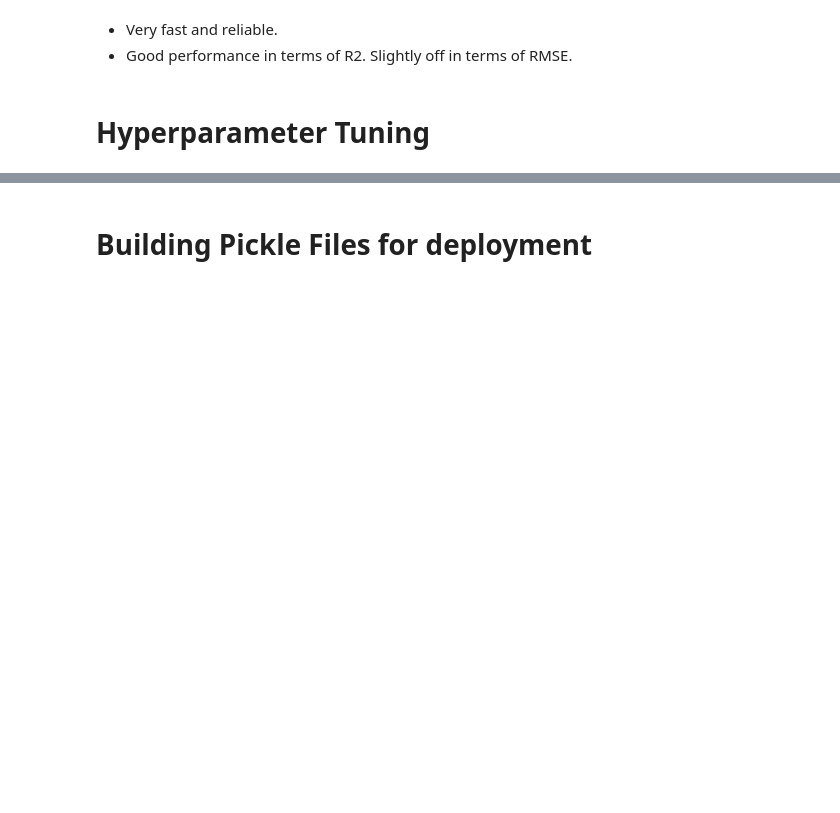
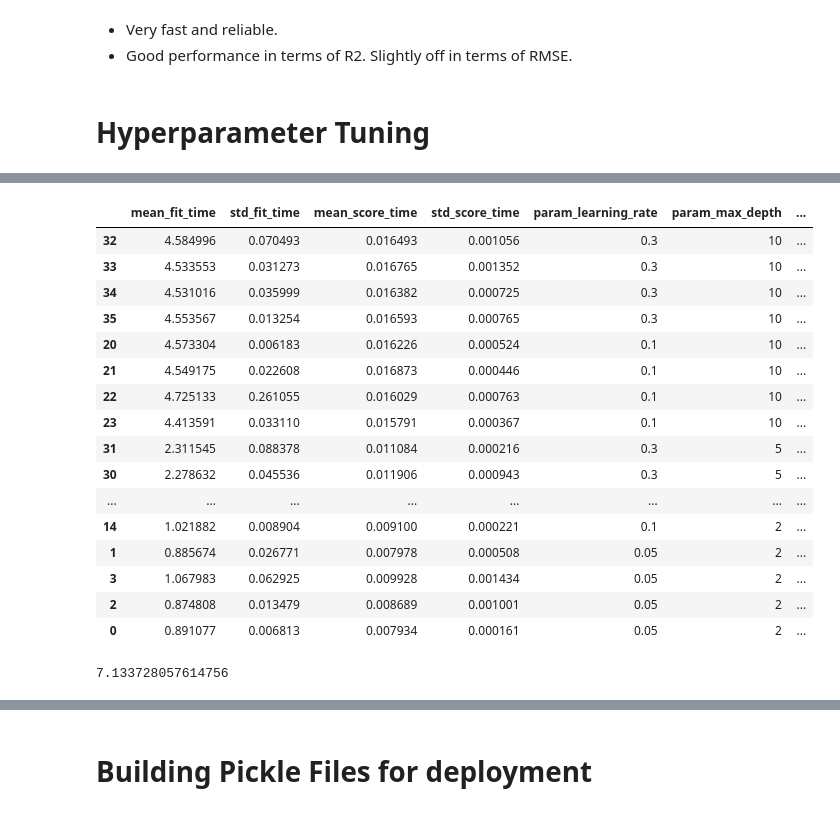
Before and after one commit to KaushalKrishna/Intl-T20-Prediction-data-upto-2023-, a Jupyter notebook: T20 - End2End.ipynb, the cells around one changed output, grey strips where cells are left out. Saved outputs shown, nothing was run; the diff lists cells and outputs as text; code cells hidden in the pictures; blank space fills up the shorter version.

```diff
--- a/T20 - End2End.ipynb
+++ b/T20 - End2End.ipynb
@@ -898,0 +941,10 @@ We will go with:
+# %%
+xgb_cv = XGBRegressor(n_jobs=-1)
+
+xgb_params_grid = {'learning_rate':[0.05, 0.1, 0.3],
+                   'max_depth':[2,5,10],
+                  'min_child_weight':[1,3,5,7],
+                  }
+# %%
+xgb_gscv = GridSearchCV(xgb_cv, xgb_params_grid, cv=3, scoring=scores, refit='r2')
+xgb_gscv.fit(x_train, y_train)
@@ -898,0 +969,24 @@ We will go with:
+# %%
+pd.DataFrame(xgb_gscv.cv_results_).sort_values(by='mean_test_r2', ascending=False)
+# %% [output]
+|  | mean_fit_time | std_fit_time | mean_score_time | std_score_time | param_learning_rate | param_max_depth | ... |
+| 32 | 4.584996 | 0.070493 | 0.016493 | 0.001056 | 0.3 | 10 | ... |
+| 33 | 4.533553 | 0.031273 | 0.016765 | 0.001352 | 0.3 | 10 | ... |
+| 34 | 4.531016 | 0.035999 | 0.016382 | 0.000725 | 0.3 | 10 | ... |
+| 35 | 4.553567 | 0.013254 | 0.016593 | 0.000765 | 0.3 | 10 | ... |
+| 20 | 4.573304 | 0.006183 | 0.016226 | 0.000524 | 0.1 | 10 | ... |
+| 21 | 4.549175 | 0.022608 | 0.016873 | 0.000446 | 0.1 | 10 | ... |
+| 22 | 4.725133 | 0.261055 | 0.016029 | 0.000763 | 0.1 | 10 | ... |
+| 23 | 4.413591 | 0.033110 | 0.015791 | 0.000367 | 0.1 | 10 | ... |
+| 31 | 2.311545 | 0.088378 | 0.011084 | 0.000216 | 0.3 | 5 | ... |
+| 30 | 2.278632 | 0.045536 | 0.011906 | 0.000943 | 0.3 | 5 | ... |
+| ... | ... | ... | ... | ... | ... | ... | ... |
+| 14 | 1.021882 | 0.008904 | 0.009100 | 0.000221 | 0.1 | 2 | ... |
+| 1 | 0.885674 | 0.026771 | 0.007978 | 0.000508 | 0.05 | 2 | ... |
+| 3 | 1.067983 | 0.062925 | 0.009928 | 0.001434 | 0.05 | 2 | ... |
+| 2 | 0.874808 | 0.013479 | 0.008689 | 0.001001 | 0.05 | 2 | ... |
+| 0 | 0.891077 | 0.006813 | 0.007934 | 0.000161 | 0.05 | 2 | ... |
+# %%
+np.sqrt(50.890076)
+# %% [output]
+7.133728057614756
```
Also changed, not shown: parts of 35 cells of this notebook, 1 other file.
